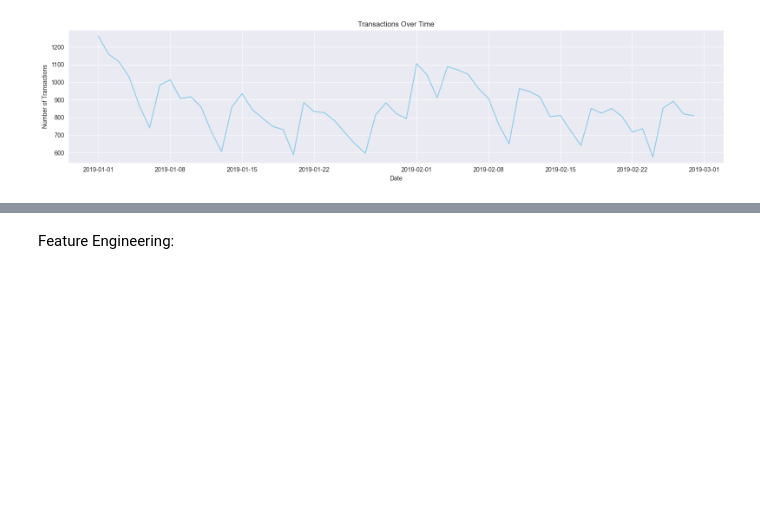
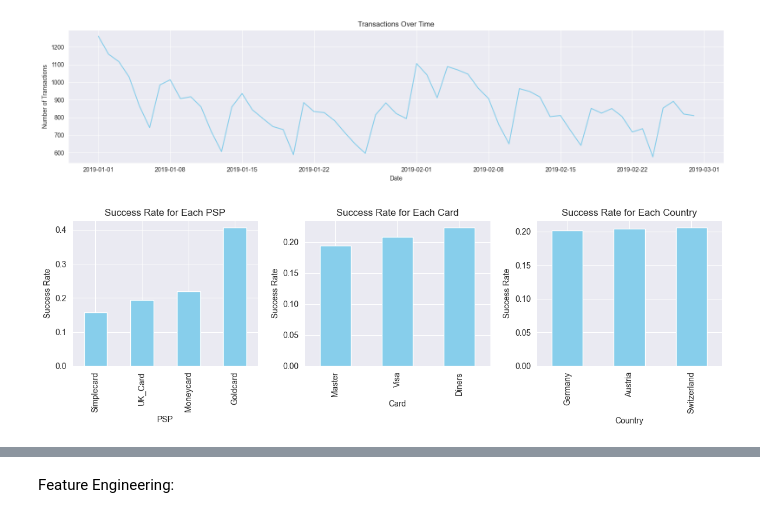
Before and after one commit to ayush1330/Credit_Card_Routing_for_Online_Purchase, a Jupyter notebook: case_study_card_payment.ipynb, the cells around one changed output, grey strips where cells are left out. Saved outputs shown, nothing was run; the diff lists cells and outputs as text; code cells hidden in the pictures; blank space fills up the shorter version.

```diff
--- a/case_study_card_payment.ipynb
+++ b/case_study_card_payment.ipynb
@@ -223,3 +223,38 @@ plt.tight_layout()
 plt.show()
 # %% [output]
 [figure]
+# %%
+plt.subplots(nrows=1, ncols=3, figsize=(12, 4))
+
+# Calculate the success rate for each PSP
+psp_success_rate = data.groupby("PSP")["success"].mean()
+# Plotting the success rate for each PSP
+plt.subplot(1, 3, 1)
+psp_success_rate.sort_values().plot(kind="bar", color="skyblue")
+plt.title("Success Rate for Each PSP")
+plt.xlabel("PSP")
+plt.ylabel("Success Rate")
+
+# Calculate the success rate for each card
+card_success_rate = data.groupby("card")["success"].mean()
+# Plotting the success rate for each card
+plt.subplot(1, 3, 2)
+card_success_rate.sort_values().plot(kind="bar", color="skyblue")
+plt.title("Success Rate for Each Card")
+plt.xlabel("Card")
+plt.ylabel("Success Rate")
+
+# Calculate the success rate for each country
+country_success_rate = data.groupby("country")["success"].mean()
+# Plotting the success rate for each country
+plt.subplot(1, 3, 3)
+country_success_rate.sort_values().plot(kind="bar", color="skyblue")
+plt.title("Success Rate for Each Country")
+plt.xlabel("Country")
+plt.ylabel("Success Rate")
+
+
+plt.tight_layout()
+plt.show()
+# %% [output]
+[figure, added]
```
Also changed, not shown: parts of 10 cells of this notebook.
